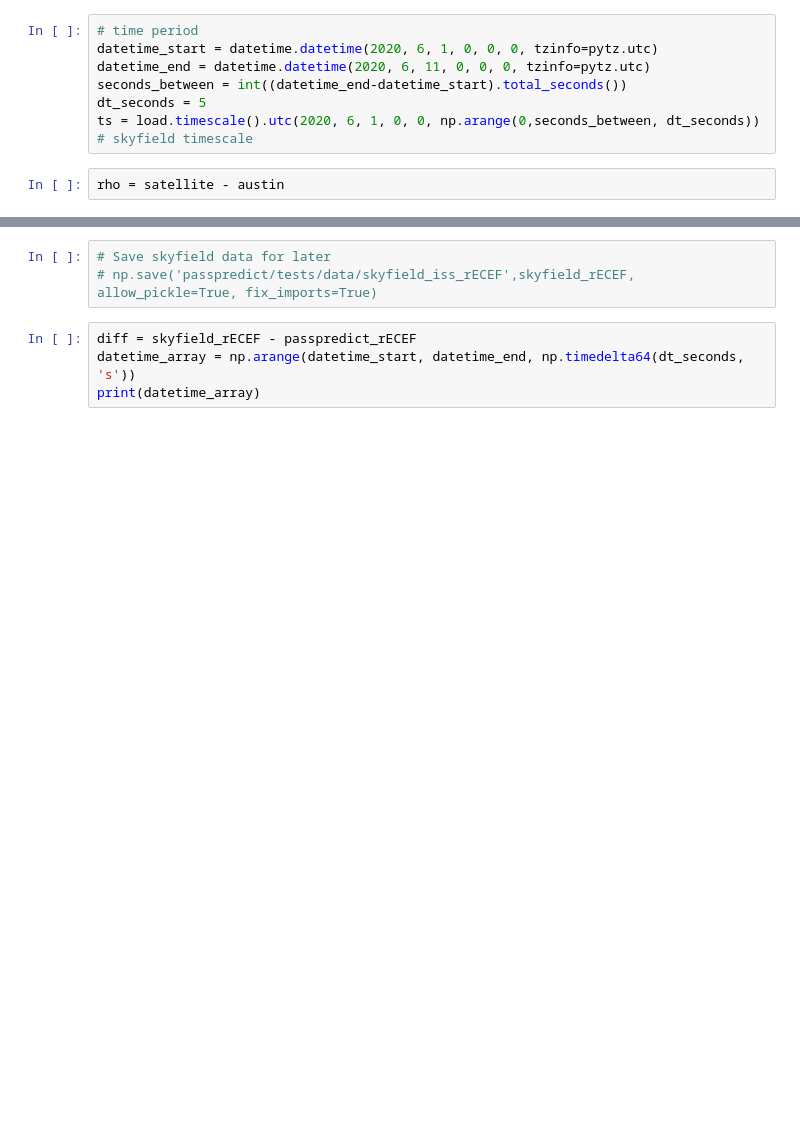
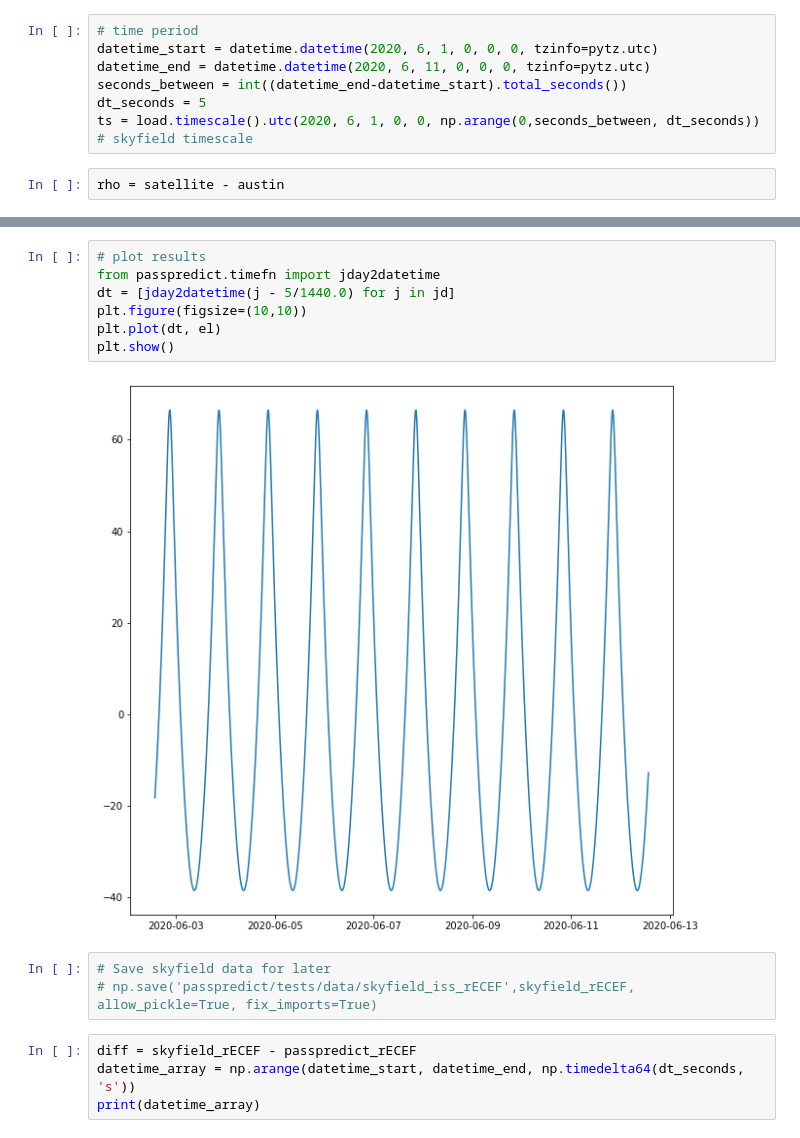
Before and after one commit to samtx/passpredict, a Jupyter notebook: skyfield_compare.ipynb, the cells around one changed output, grey strips where cells are left out. Saved outputs shown, nothing was run; the diff lists cells and outputs as text; blank space fills up the shorter version.

```diff
--- a/skyfield_compare.ipynb
+++ b/skyfield_compare.ipynb
@@ -41,3 +89,12 @@ n = skyfield_rECEF.shape[1]
+# %%
+# plot results
+from passpredict.timefn import jday2datetime
+dt = [jday2datetime(j - 5/1440.0) for j in jd]
+plt.figure(figsize=(10,10))
+plt.plot(dt, el)
+plt.show()
+# %% [output]
+[figure, added]
 # %%
 # Save skyfield data for later
 # np.save('passpredict/tests/data/skyfield_iss_rECEF',skyfield_rECEF, allow_pickle=True, fix_imports=True)
```
Also changed, not shown: parts of 9 cells of this notebook, 3 other files.
